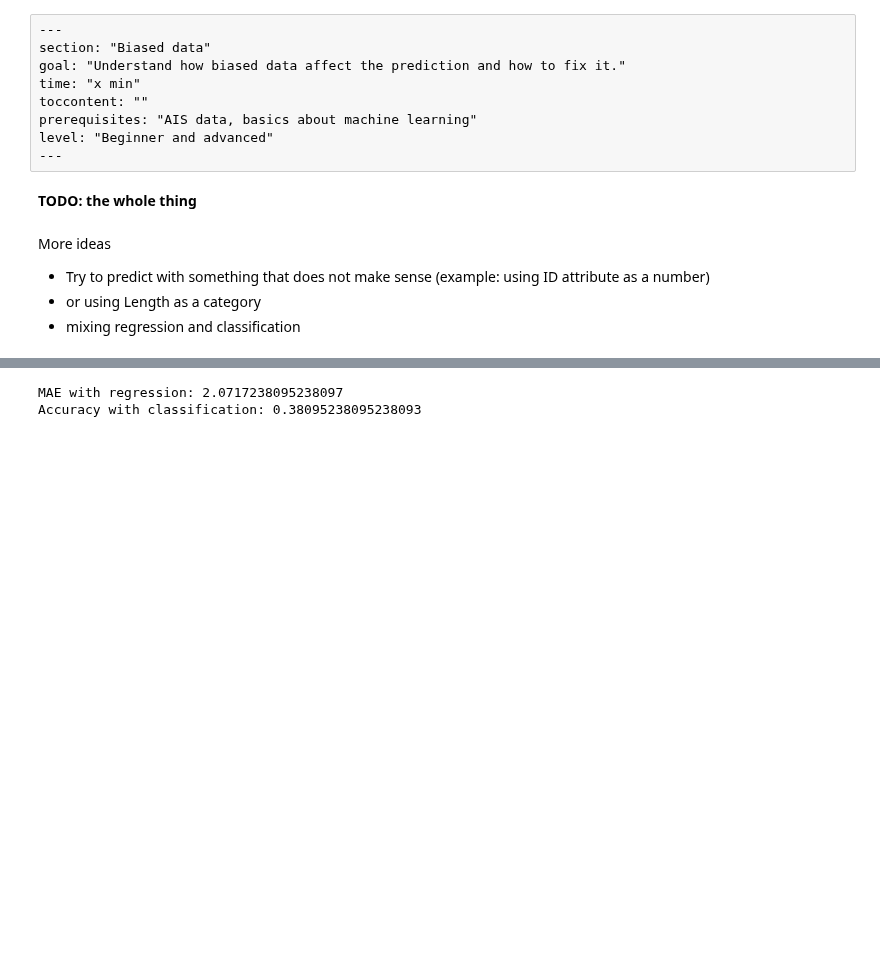
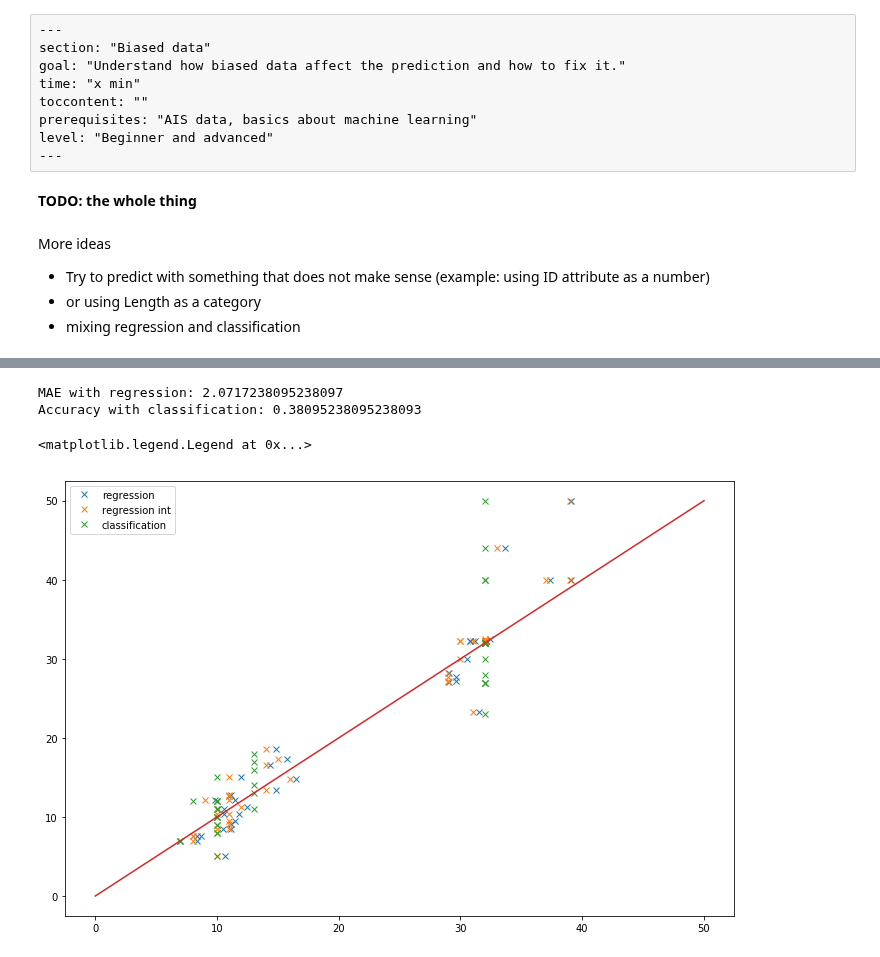
Before and after one commit to xldrkp/jb-test, a Jupyter notebook: content/chapter1-numerical/1-4-biased.ipynb, the cells around one changed output, grey strips where cells are left out. Cells and saved outputs as stored; diff of their text form; code cells hidden in the pictures; blank space fills up the shorter version.

```diff
--- a/content/chapter1-numerical/1-4-biased.ipynb
+++ b/content/chapter1-numerical/1-4-biased.ipynb
@@ -54,27 +179,47 @@ Baseline: mean = 13.10450054884743
 # %%
 # Prediction of Width from Length: comparison regression and classification
 
+import matplotlib.pyplot as plt
 from sklearn.metrics import accuracy_score
 from sklearn.metrics import mean_absolute_error
 
 x = ['Length']
 y = ['Width']
 
+plt.figure(figsize = (12, 8))
+
 df = static_data.copy()
 df = df.dropna()
 
-pred, ytest = knn_regression(df, x, y)
-
-print('MAE with regression: ' + str(mean_absolute_error(pred, ytest)))
+predictions, ytest = knn_regression(df, x, y)
+print('MAE with regression: ' + str(mean_absolute_error(predictions, ytest)))
+pred = []
+for element in predictions:
+    pred.append(element[0])
+plt.plot(pred, ytest, 'x', label = 'regression')
+pred = []
+for element in predictions:
+    pred.append(int(element[0]))
+yt = []
+for element in ytest['Width']:
+    yt.append(int(element))
+plt.plot(pred, ytest, 'x', label = 'regression int')
 
 df2 = static_data.copy()
 df2 = df2.dropna()
 df2['Width'] = df2['Width'].astype('int')
 df2['Width'] = df2['Width'].astype('category')
 
-pred, ytest = knn_classification(df2, x, y)
+predictions, ytest = knn_classification(df2, x, y)
+print('Accuracy with classification: ' + str(accuracy_score(predictions, ytest)))
+plt.plot(predictions, ytest, 'x', label = 'classification')
 
-print('Accuracy with classification: ' + str(accuracy_score(pred, ytest)))
+x = np.linspace(0, 50, 50)
+plt.plot(x, x)
+
+plt.legend()
 # %% [output]
 MAE with regression: 2.0717238095238097
 Accuracy with classification: 0.38095238095238093
+<matplotlib.legend.Legend at 0x...>
+[figure, added]
```
Also changed, not shown: parts of 3 cells of this notebook, 2 other files.
